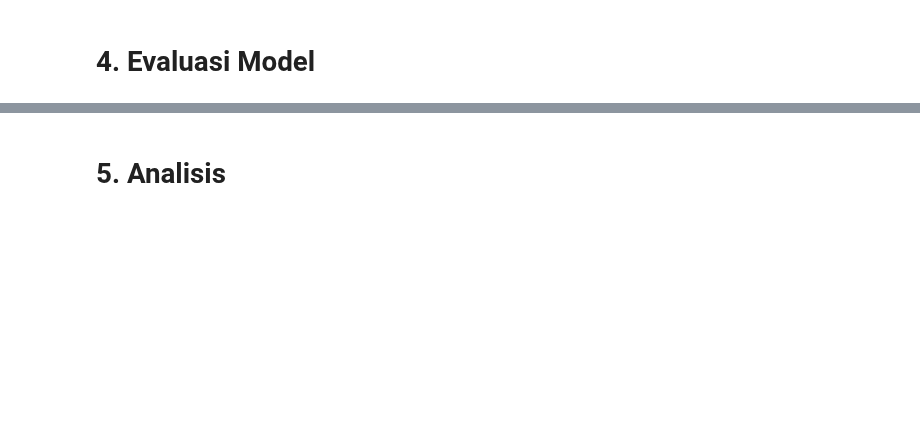
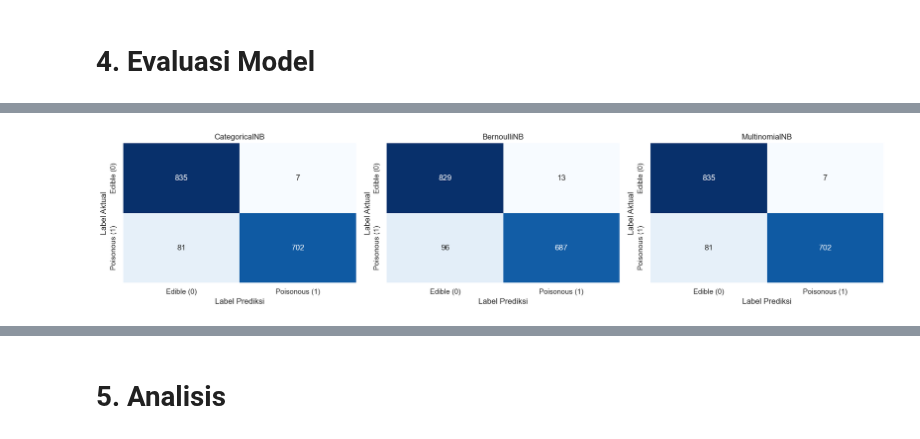
Before and after one commit to Cream3r/Modul-Praktikum-ML-RKA, a Jupyter notebook: 2.Naive_Bayes,Logistic_Regression/1_NB_Logreg_NRP.ipynb, the cells around one changed output, grey strips where cells are left out. Cells and saved outputs as stored; diff of their text form; code cells hidden in the pictures; blank space fills up the shorter version.

```diff
--- a/2.Naive_Bayes,Logistic_Regression/1_NB_Logreg_NRP.ipynb
+++ b/2.Naive_Bayes,Logistic_Regression/1_NB_Logreg_NRP.ipynb
@@ -108,0 +477,7 @@ MultinomialNB membutuhkan input non-negatif dan menginterpretasikannya sebagai f
+# %%
+from sklearn.naive_bayes import MultinomialNB
+
+model_multinomial_nb = MultinomialNB(alpha=1.0)
+model_multinomial_nb.fit(X_train_onehot, y_train)
+
+print("Model MultinomialNB berhasil dilatih.")
@@ -108,0 +486,10 @@ MultinomialNB membutuhkan input non-negatif dan menginterpretasikannya sebagai f
+# %%
+y_pred_multinomial_nb = model_multinomial_nb.predict(X_test_onehot)
+
+indeks_kelas_1 = np.where(model_multinomial_nb.classes_ == 1)[0][0]
+y_proba_multinomial_nb = model_multinomial_nb.predict_proba(
+    X_test_onehot
+)[:, indeks_kelas_1]
+
+print("Prediksi 5 label pertama:", y_pred_multinomial_nb[:5])
+print("Probabilitas kelas 1:", y_proba_multinomial_nb[:5])
@@ -118,0 +539,25 @@ MultinomialNB membutuhkan input non-negatif dan menginterpretasikannya sebagai f
+# %%
+fig, axes = plt.subplots(1, 3, figsize=(17, 4))
+
+for ax, (nama, prediksi) in zip(axes, prediksi_model.items()):
+    cm = confusion_matrix(y_test, prediksi, labels=[0, 1])
+
+    sns.heatmap(
+        cm,
+        annot=True,
+        fmt="d",
+        cmap="Blues",
+        cbar=False,
+        xticklabels=["Edible (0)", "Poisonous (1)"],
+        yticklabels=["Edible (0)", "Poisonous (1)"],
+        ax=ax
+    )
+
+    ax.set_title(nama)
+    ax.set_xlabel("Label Prediksi")
+    ax.set_ylabel("Label Aktual")
+
+plt.tight_layout()
+plt.show()
+# %% [output]
+[figure, added]
```
Also changed, not shown: parts of 44 cells of this notebook, 2 other files.
